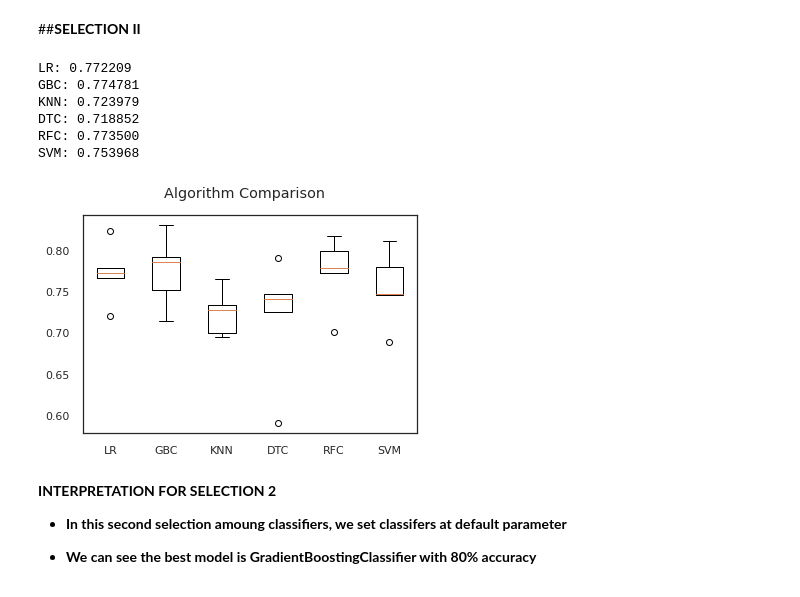
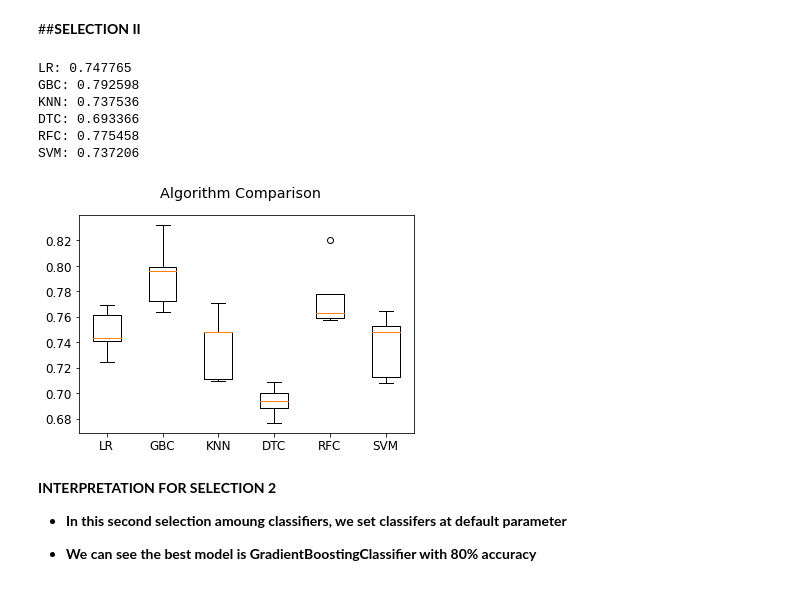
Before and after one commit to MMasson1988/Capstone-s-Project, a Jupyter notebook: Contraceptive_Project_Test.ipynb, the cells around one changed output. Drawn from its saved outputs; the diff is of its cells as text; code cells hidden in the pictures.

```diff
--- a/Contraceptive_Project_Test.ipynb
+++ b/Contraceptive_Project_Test.ipynb
@@ -1178,41 +1408,41 @@ from sklearn.tree import DecisionTreeClassifier
 from sklearn.neighbors import KNeighborsClassifier
 from sklearn.svm import SVC
 # prepare configuration for cross validation test harness
 seed = 0
 # prepare models
 models = []
 models.append(('LR', LogisticRegression()))
 models.append(('GBC', GradientBoostingClassifier	()))
 models.append(('KNN', KNeighborsClassifier()))
 models.append(('DTC', DecisionTreeClassifier()))
 models.append(('RFC', RandomForestClassifier()))
 models.append(('SVM', SVC()))
 # evaluate each model in turn
 results = []
 names = []
 scoring = 'accuracy'
 for name, model in models:
 	kfold = model_selection.KFold(n_splits=5, random_state=seed)
-	cv_results = model_selection.cross_val_score(model, X, Y, cv=kfold, scoring=scoring)
+	cv_results = cross_val_score(model, X, y, cv=kfold, scoring=scoring)
 	results.append(cv_results)
 	names.append(name)
 	msg = "%s: %f " % (name, cv_results.mean())
 	print(msg)
 # boxplot algorithm comparison
 fig = plt.figure()
 fig.suptitle('Algorithm Comparison')
 ax = fig.add_subplot(111)
 plt.boxplot(results)
 ax.set_xticklabels(names)
 plt.show()
 # %% [output]
-LR: 0.772209
-GBC: 0.774781
-KNN: 0.723979
-DTC: 0.718852
-RFC: 0.773500
-SVM: 0.753968
+LR: 0.747765
+GBC: 0.792598
+KNN: 0.737536
+DTC: 0.693366
+RFC: 0.775458
+SVM: 0.737206
-[figure, old version]
+[figure, new version]
 # %% [markdown]
 **INTERPRETATION FOR SELECTION 2**
 
```
Also changed, not shown: parts of 44 cells of this notebook.
